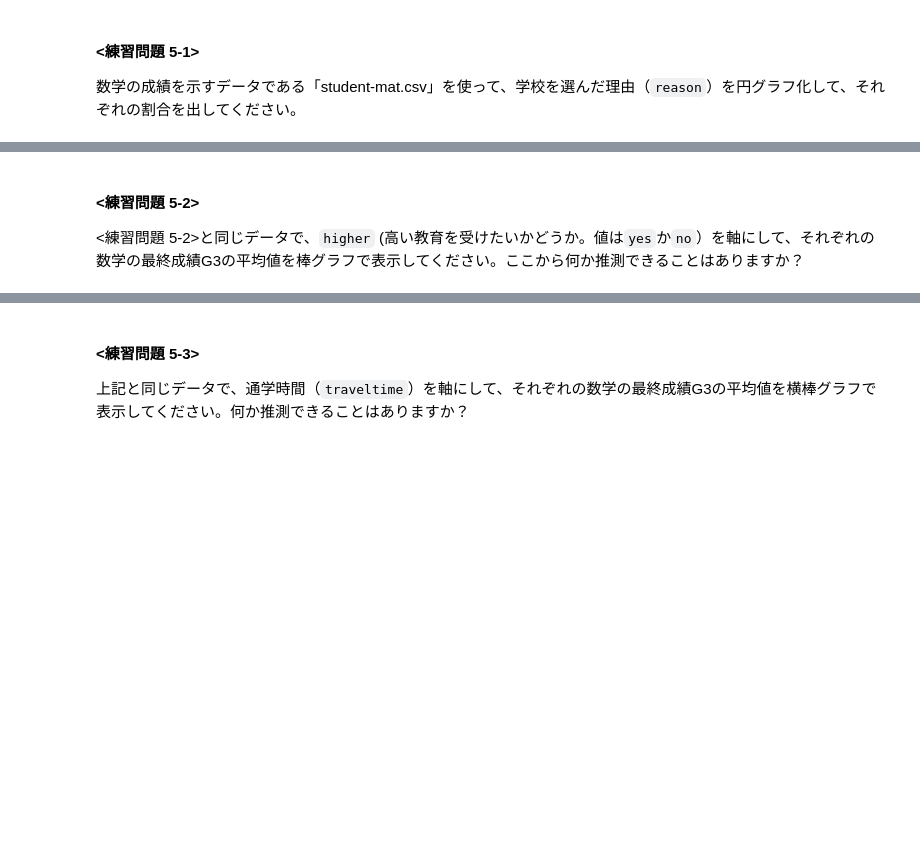
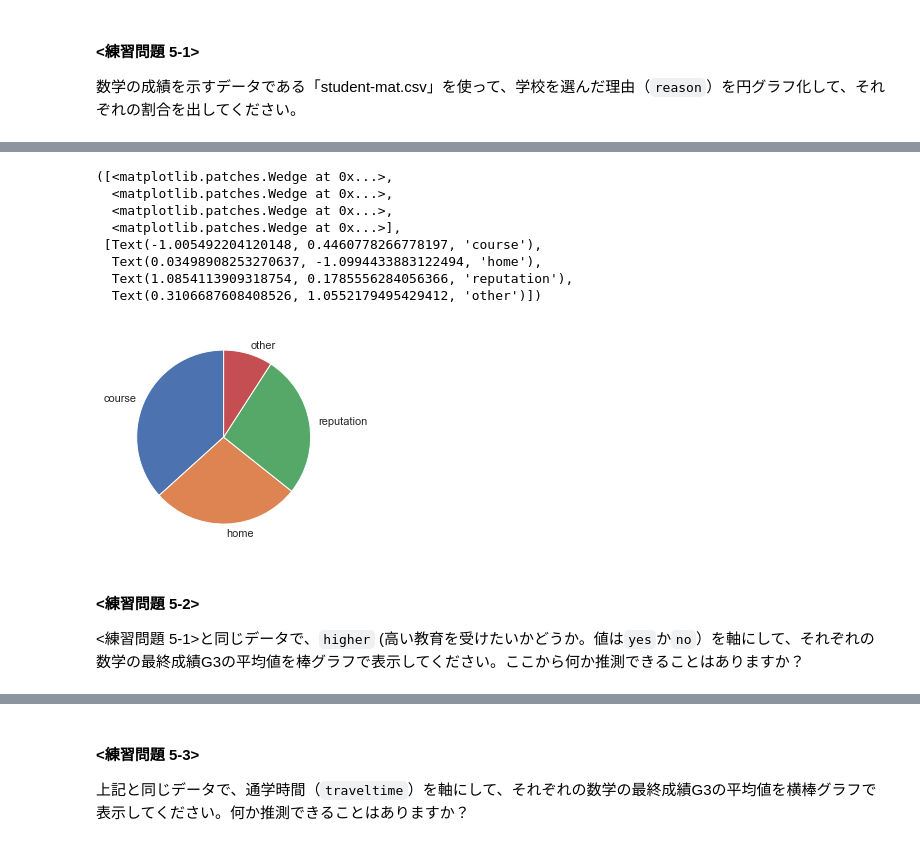
Before and after one commit to makkimaki/GCIwinter2019_assignments, a Jupyter notebook: week3/chapter5.ipynb, the cells around one changed output, grey strips where cells are left out. Drawn from its saved outputs; the diff is of its cells as text; code cells hidden in the pictures; blank space fills up the shorter version.

```diff
--- a/week3/chapter5.ipynb
+++ b/week3/chapter5.ipynb
@@ -236,3 +304,10 @@ help(plt.scatter)
 #### <練習問題 5-1>
 
 数学の成績を示すデータである「student-mat.csv」を使って、学校を選んだ理由（`reason`）を円グラフ化して、それぞれの割合を出してください。
+# %%
+import os
+print(os.listdir())
+
+df = pd.read_csv("student-mat.csv", sep=";")
+df.describe()
+# df["higher"]
@@ -239,4 +325,20 @@ help(plt.scatter)
+# %%
+reason = df["reason"]
+reason_counts = df["reason"].value_counts()
+labels=["course", "home", "reputation", "other"]
+# print(reason_counts)
+plt.pie(reason_counts, labels=labels, startangle=90)
+# %% [output]
+([<matplotlib.patches.Wedge at 0x...>,
+  <matplotlib.patches.Wedge at 0x...>,
+  <matplotlib.patches.Wedge at 0x...>,
+  <matplotlib.patches.Wedge at 0x...>],
+ [Text(-1.005492204120148, 0.4460778266778197, 'course'),
+  Text(0.03498908253270637, -1.0994433883122494, 'home'),
+  Text(1.0854113909318754, 0.1785556284056366, 'reputation'),
+  Text(0.3106687608408526, 1.0552179495429412, 'other')])
+[figure, added]
 # %% [markdown]
 #### <練習問題 5-2>
 
-<練習問題 5-2>と同じデータで、`higher` (高い教育を受けたいかどうか。値は`yes`か`no`）を軸にして、それぞれの数学の最終成績G3の平均値を棒グラフで表示してください。ここから何か推測できることはありますか？
+<練習問題 5-1>と同じデータで、`higher` (高い教育を受けたいかどうか。値は`yes`か`no`）を軸にして、それぞれの数学の最終成績G3の平均値を棒グラフで表示してください。ここから何か推測できることはありますか？
```
Also changed, not shown: parts of 10 cells of this notebook, 1 other file.
